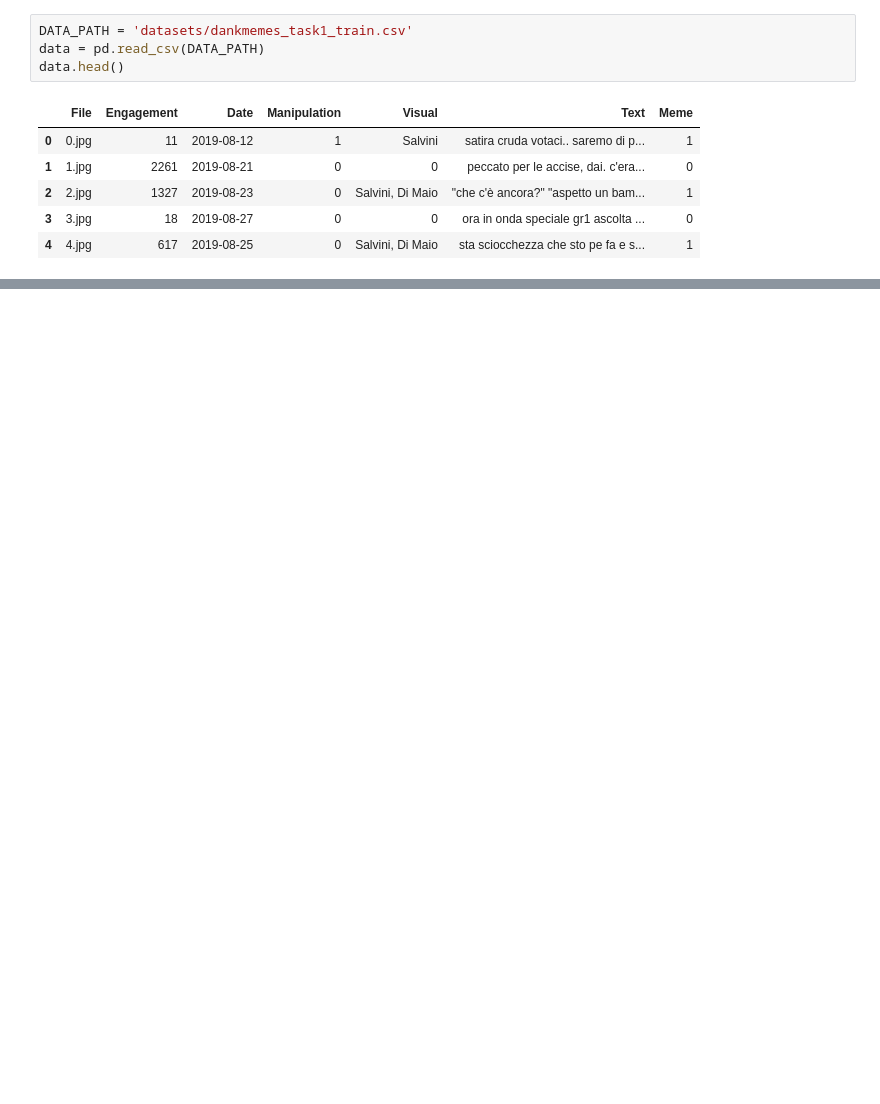
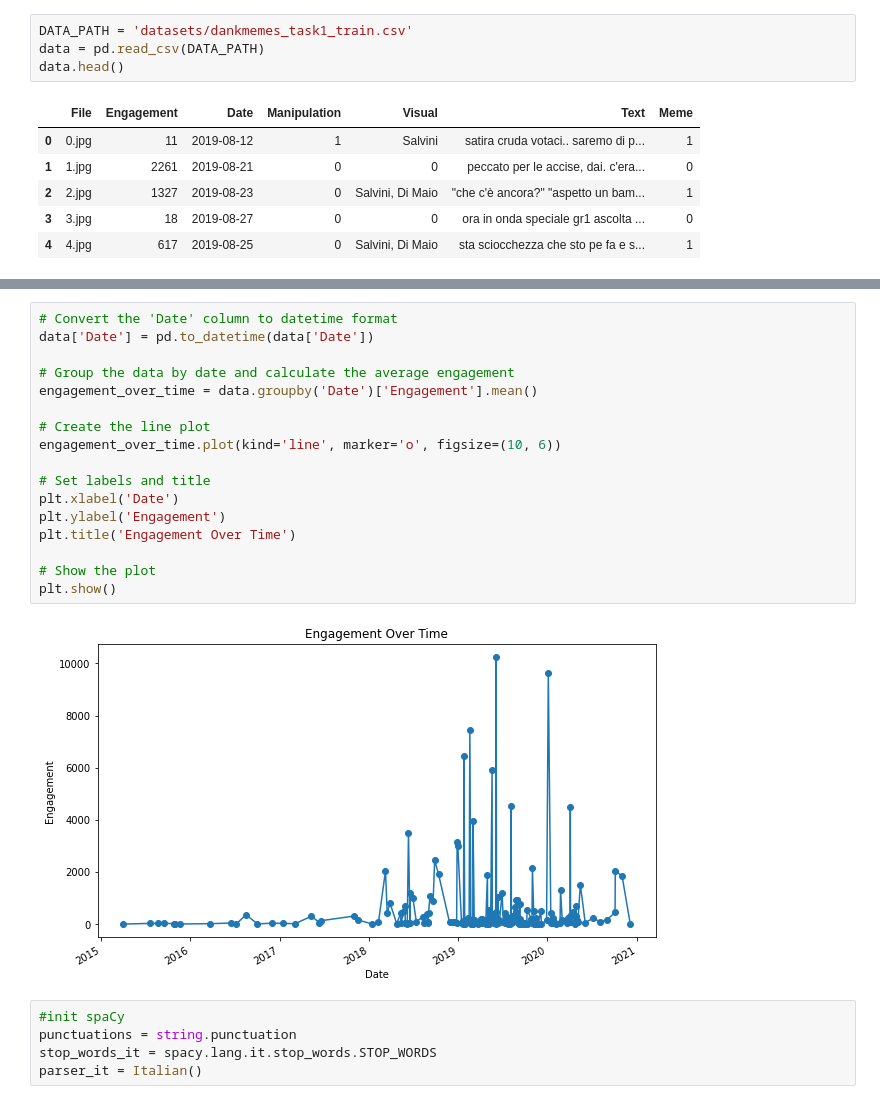
Before and after one commit to simonegramegna/NLP_Dankmeme_classification, a Jupyter notebook: Dankmemes_main.ipynb, the cells around one changed output, grey strips where cells are left out. Drawn from its saved outputs; the diff is of its cells as text; blank space fills up the shorter version.

```diff
--- a/Dankmemes_main.ipynb
+++ b/Dankmemes_main.ipynb
@@ -14,0 +102,24 @@ data.head()
+# %%
+# Convert the 'Date' column to datetime format
+data['Date'] = pd.to_datetime(data['Date'])
+
+# Group the data by date and calculate the average engagement
+engagement_over_time = data.groupby('Date')['Engagement'].mean()
+
+# Create the line plot
+engagement_over_time.plot(kind='line', marker='o', figsize=(10, 6))
+
+# Set labels and title
+plt.xlabel('Date')
+plt.ylabel('Engagement')
+plt.title('Engagement Over Time')
+
+# Show the plot
+plt.show()
+# %% [output]
+[figure, added]
+# %%
+#init spaCy
+punctuations = string.punctuation
+stop_words_it = spacy.lang.it.stop_words.STOP_WORDS
+parser_it = Italian()
```
Also changed, not shown: parts of 9 cells of this notebook, 6 other files.
